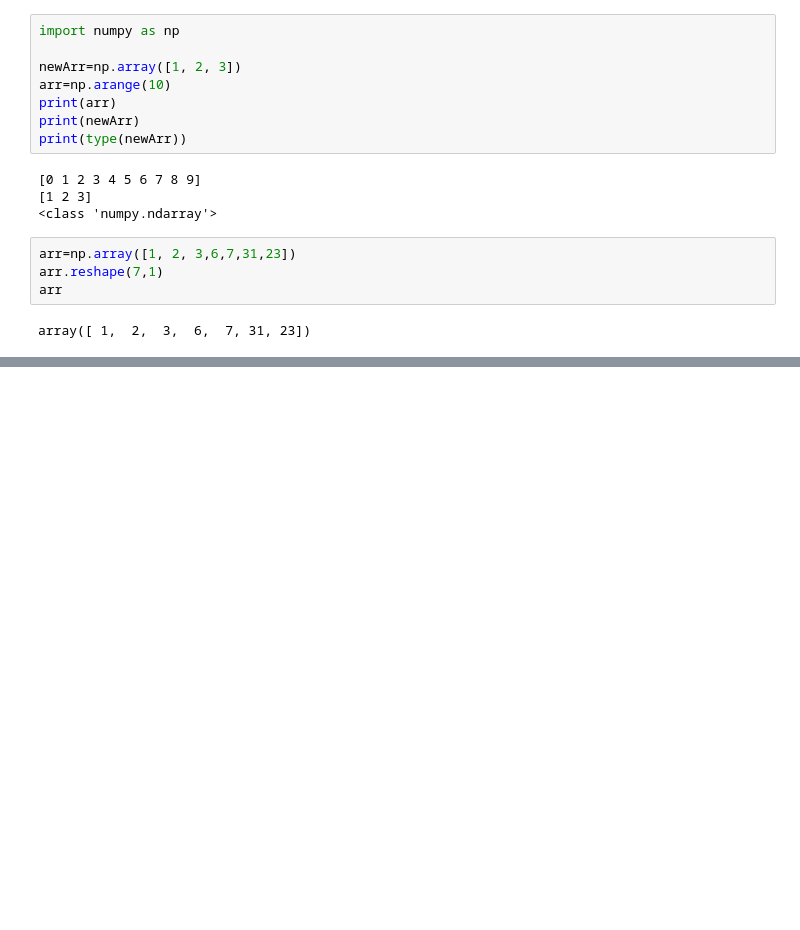
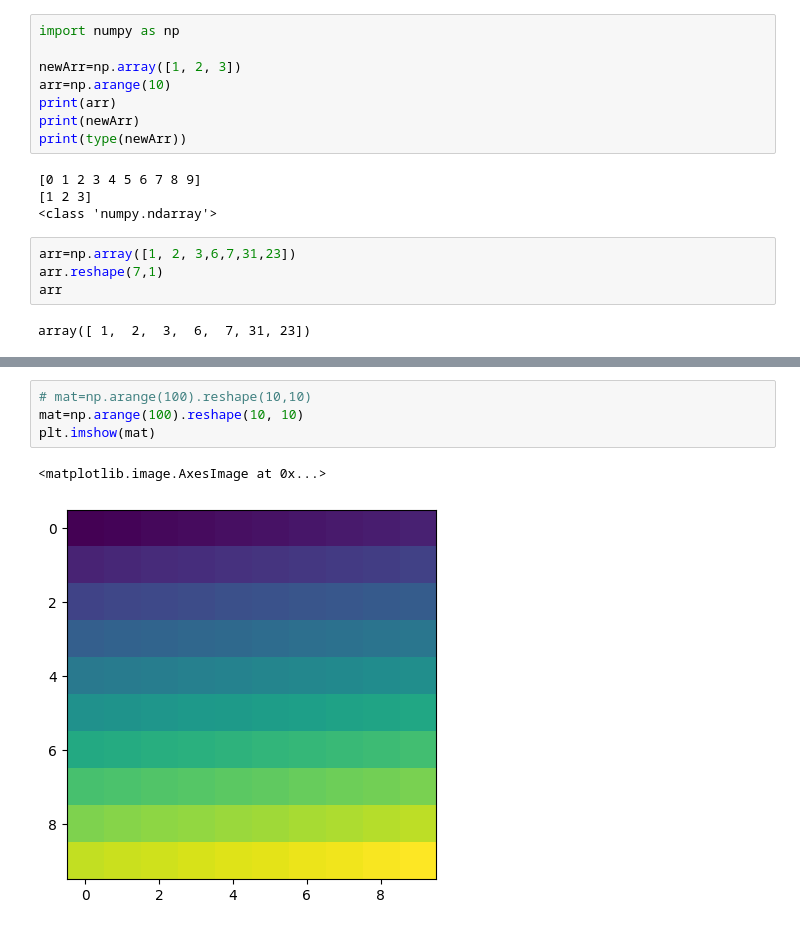
Before and after one commit to sidAndroid01/PythonDsRelatedCode, a Jupyter notebook: notebook.ipynb, the cells around one changed output, grey strips where cells are left out. Cells and saved outputs as stored; diff of their text form; blank space fills up the shorter version.

```diff
--- a/notebook.ipynb
+++ b/notebook.ipynb
@@ -60,0 +158,7 @@ print(mat[:, 0])
+# %%
+# mat=np.arange(100).reshape(10,10)
+mat=np.arange(100).reshape(10, 10)
+plt.imshow(mat)
+# %% [output]
+<matplotlib.image.AxesImage at 0x...>
+[figure, added]
```
Also changed, not shown: parts of 17 cells of this notebook.
